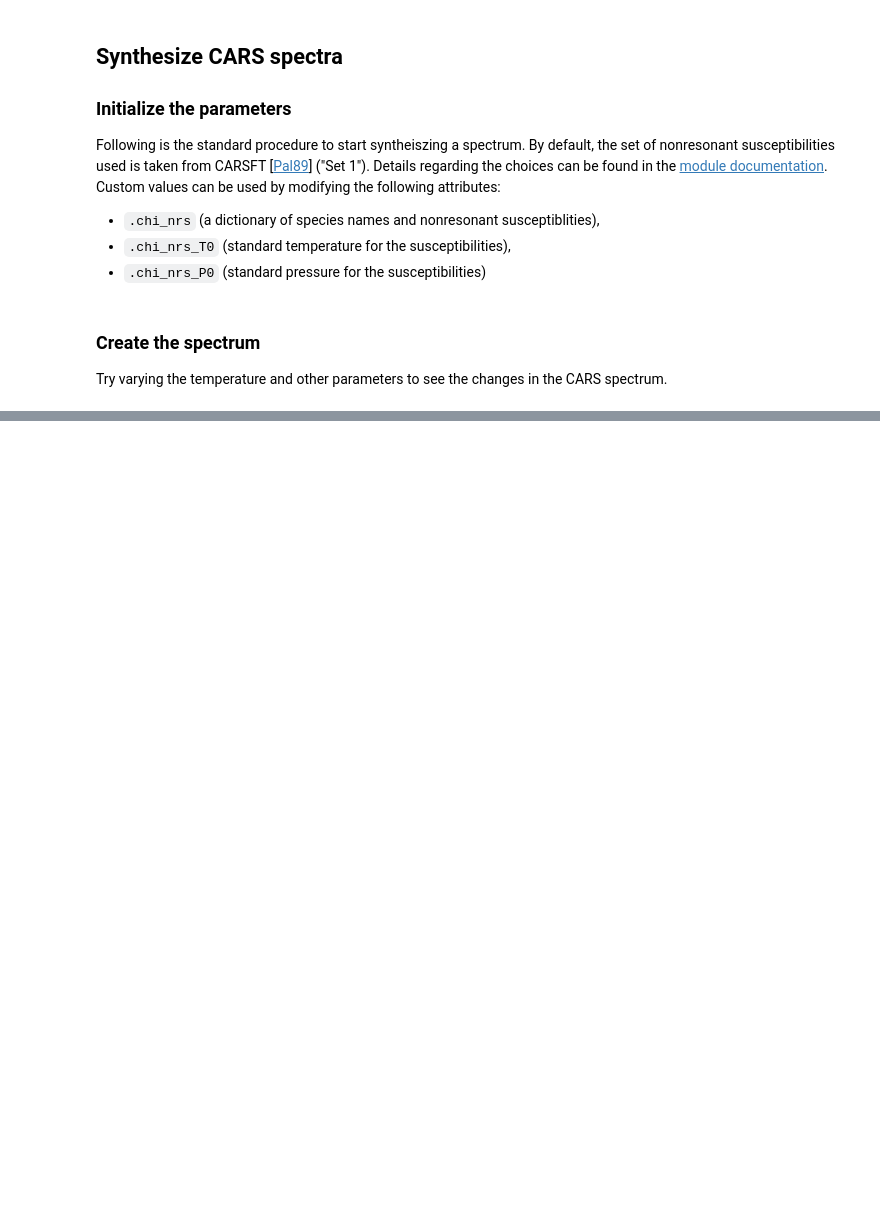
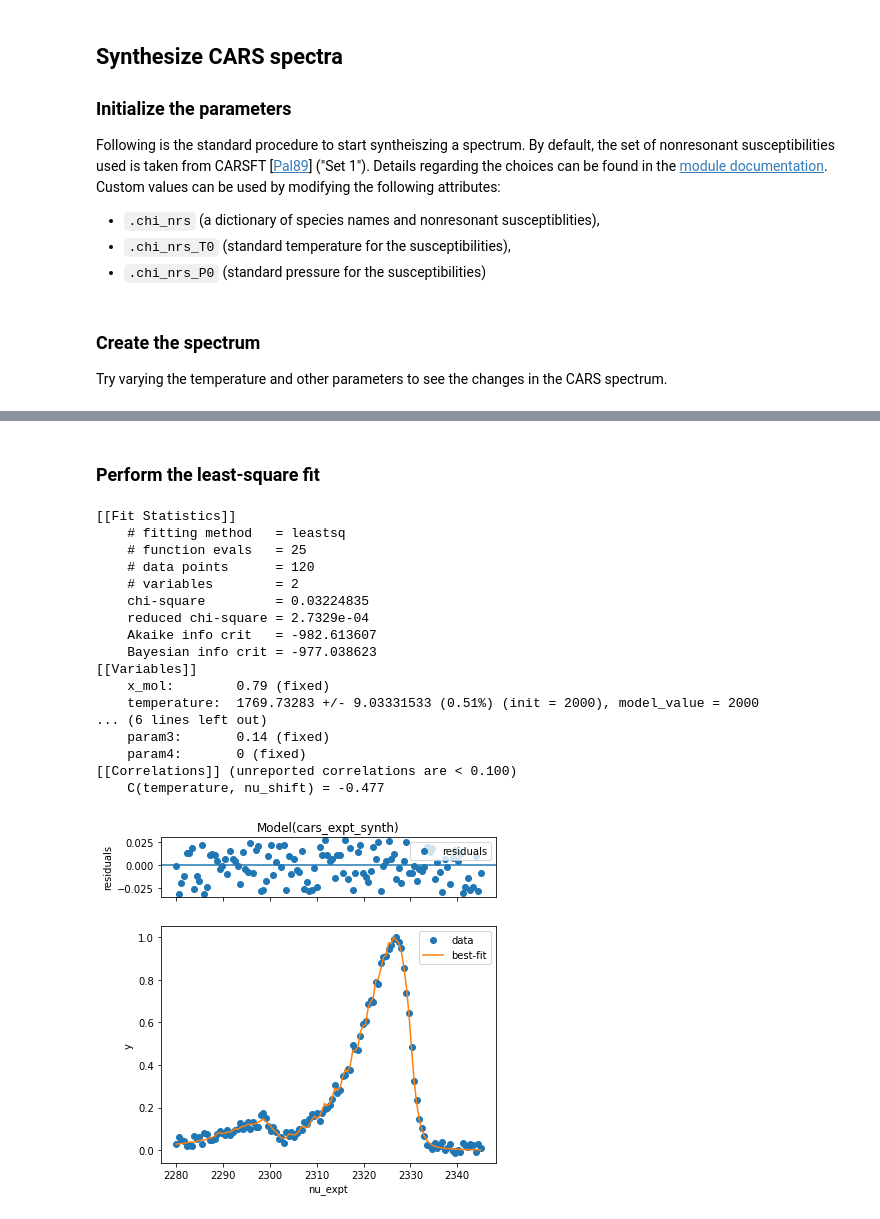
Before and after one commit to chuckedfromspace/carspy, a Jupyter notebook: docs/examples.ipynb, the cells around one changed output, grey strips where cells are left out. Saved outputs shown, nothing was run; the diff lists cells and outputs as text; code cells hidden in the pictures; blank space fills up the shorter version.

```diff
--- a/docs/examples.ipynb
+++ b/docs/examples.ipynb
@@ -68,0 +102,13 @@ plt.show()
+# %%
+modes = {'power_factor' : 0,
+        'downsample' : 'local_mean',
+        'slit' : 'sGaussian',
+        'pump_ls' : 'Gaussian',
+        'chi_rs' : 'G-matrix',
+        'convol' : 'K',
+        'doppler_effect' : False,
+        'chem_eq' : False,
+        'fit' : 'custom'}
+
+fit_expt = CarsFit(expt_spec, nu_expt, fit_mode=modes, ref_fac=80)
+fit_expt.preprocess()
@@ -68,0 +117,34 @@ plt.show()
+# %%
+params = (('temperature', 2000, True, 250, 3000),
+          ('del_Tv', 0, False, 0, 500),
+          ('x_mol', 0.79, False, 0.2, 1.5),
+          ('nu_shift', 0, True, -1, 1),
+          ('nu_stretch', 1, False, 0.5, 1.5),
+          ('pump_lw', 0.2, False, 0.1, 10),
+          ('param1', 1.2, False),
+          ('param2', 1.2, False),
+          ('param3', 0.14, False),
+          ('param4', 0, False))
+# %% [markdown]
+### Perform the least-square fit
+# %%
+fit_expt.ls_fit(add_params=params, show_fit=True)
+# %% [output]
+[[Fit Statistics]]
+    # fitting method   = leastsq
+    # function evals   = 25
+    # data points      = 120
+    # variables        = 2
+    chi-square         = 0.03224835
+    reduced chi-square = 2.7329e-04
+    Akaike info crit   = -982.613607
+    Bayesian info crit = -977.038623
+[[Variables]]
+    x_mol:        0.79 (fixed)
+    temperature:  1769.73283 +/- 9.03331533 (0.51%) (init = 2000), model_value = 2000
+... (6 lines left out)
+    param3:       0.14 (fixed)
+    param4:       0 (fixed)
+[[Correlations]] (unreported correlations are < 0.100)
+    C(temperature, nu_shift) = -0.477
+[figure, added]
```
Also changed, not shown: parts of 7 cells of this notebook, 1 other file.
